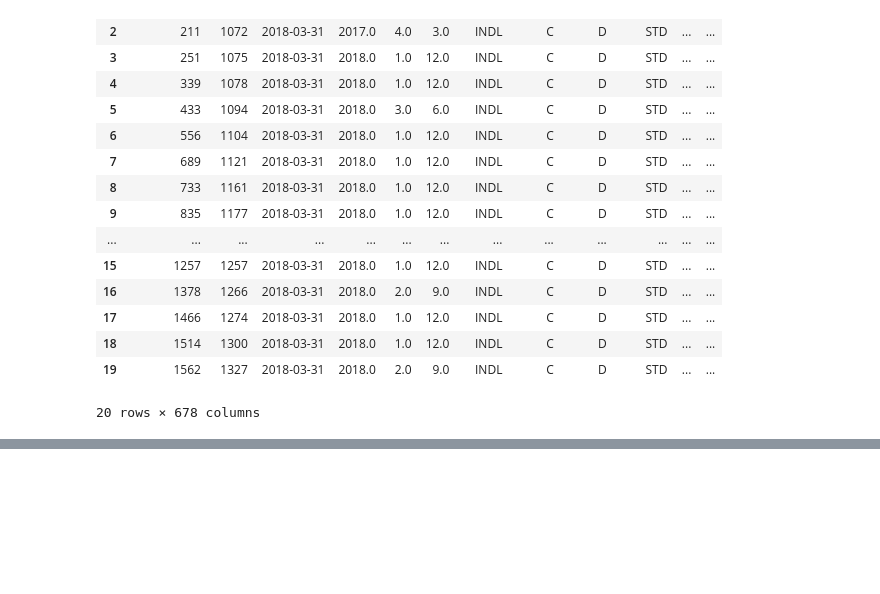
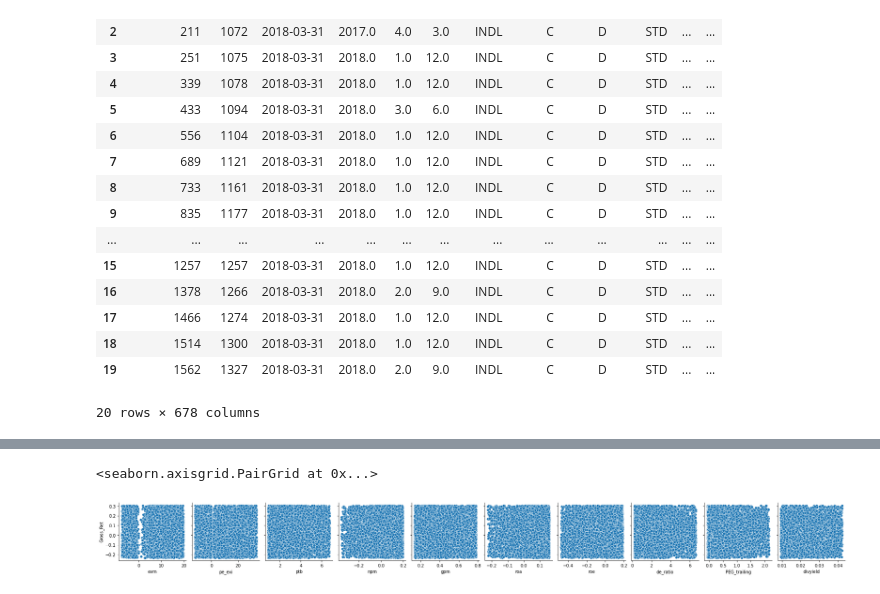
Before and after one commit to jordanweintraub914/GBUS-424-Project-, a Jupyter notebook: cleaned.ipynb, the cells around one changed output, grey strips where cells are left out. Cells and saved outputs as stored; diff of their text form; code cells hidden in the pictures; blank space fills up the shorter version.

```diff
--- a/cleaned.ipynb
+++ b/cleaned.ipynb
@@ -421,0 +532,18 @@ Notes:
+# %%
+sns.pairplot(data=dat_filter,
+             y_vars=['Gross_Ret'],
+            x_vars=['evm','pe_exi','ptb','npm','gpm','roa','roe','de_ratio','PEG_trailing','divyield'])
+
+#evm: enterprise value multiple
+#pe_exi: price/earnings excluding extraordianry income
+#npm: net profit margin
+#gpm: gross profit margin
+#roa: retrun on assets
+#roe: return on equity
+#de_ratio: debt/equity
+#ptb: price/book
+#PEG_trailing: PEG 12ttm
+#divyield: dividend yield
+# %% [output]
+<seaborn.axisgrid.PairGrid at 0x...>
+[figure, added]
```
Also changed, not shown: parts of 21 cells of this notebook.
